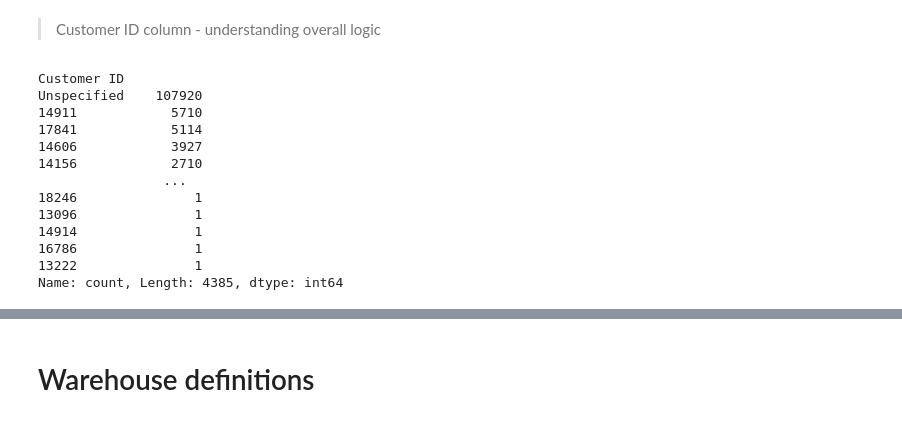
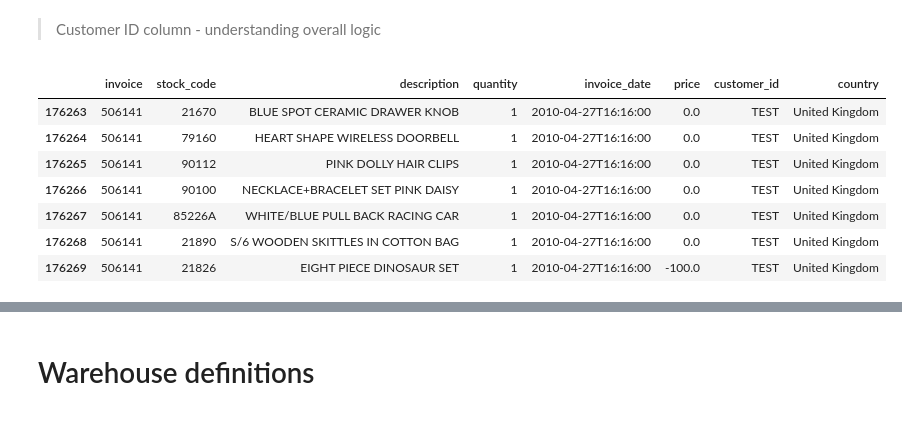
Before and after one commit to MathCouple/betsson_group, a Jupyter notebook: solution.ipynb, the cells around one changed output, grey strips where cells are left out. Cells and saved outputs as stored; diff of their text form; code cells hidden in the pictures.

```diff
--- a/solution.ipynb
+++ b/solution.ipynb
@@ -500,8 +494,7 @@ checkpoint lineage: 0
 # %%
 retails_lineage_0_path = os.path.join(
     cwd_path,
-    'dump',
-    'retails_df_stage.parquet'
+    'temp_stage_1.parquet'
 )
 # %%
 retails_df_stage.to_parquet(
@@ -519,6 +512,3 @@ retails_df_stage_I = pd.read_parquet(retails_lineage_0_path)
 # %% [markdown]
 ---
 Stage 1 - Data specif and column corrections
-# %%
-retails_df_stage_I.columns = [sanitize_text(col).lower().replace(' ', '_') for col in retails_df_stage_I.columns]
-retails_df_stage_I.columns
@@ -579,19 +565,16 @@ Lebanon                  0.002474
 Name: proportion, dtype: float64
 # %% [markdown]
 > Customer ID column - understanding overall logic
-# %%
-retails_df_stage_I['Customer ID'].value_counts()
-# %% [output]
-Customer ID
-Unspecified    107920
-14911            5710
-17841            5114
-14606            3927
-14156            2710
-                ...
-18246               1
-13096               1
-14914               1
-16786               1
-13222               1
-Name: count, Length: 4385, dtype: int64
+# %%
+# validating customer id format, to understand if all values are alphanumeric
+pattern = r'[a-zA-Z]'
+retails_df_stage_I[retails_df_stage_I['customer_id'].str.contains(pattern, na=False, regex=True)]
+# %% [output]
+|  | invoice | stock_code | description | quantity | invoice_date | price | customer_id | country |
+| 176263 | 506141 | 21670 | BLUE SPOT CERAMIC DRAWER KNOB | 1 | 2010-04-27T16:16:00 | 0.0 | TEST | United Kingdom |
+| 176264 | 506141 | 79160 | HEART SHAPE WIRELESS DOORBELL | 1 | 2010-04-27T16:16:00 | 0.0 | TEST | United Kingdom |
+| 176265 | 506141 | 90112 | PINK DOLLY HAIR CLIPS | 1 | 2010-04-27T16:16:00 | 0.0 | TEST | United Kingdom |
+| 176266 | 506141 | 90100 | NECKLACE+BRACELET SET PINK DAISY | 1 | 2010-04-27T16:16:00 | 0.0 | TEST | United Kingdom |
+| 176267 | 506141 | 85226A | WHITE/BLUE PULL BACK RACING CAR | 1 | 2010-04-27T16:16:00 | 0.0 | TEST | United Kingdom |
+| 176268 | 506141 | 21890 | S/6 WOODEN SKITTLES IN COTTON BAG | 1 | 2010-04-27T16:16:00 | 0.0 | TEST | United Kingdom |
+| 176269 | 506141 | 21826 | EIGHT PIECE DINOSAUR SET | 1 | 2010-04-27T16:16:00 | -100.0 | TEST | United Kingdom |
```
Also changed, not shown: parts of 28 cells of this notebook, 4 other files.
